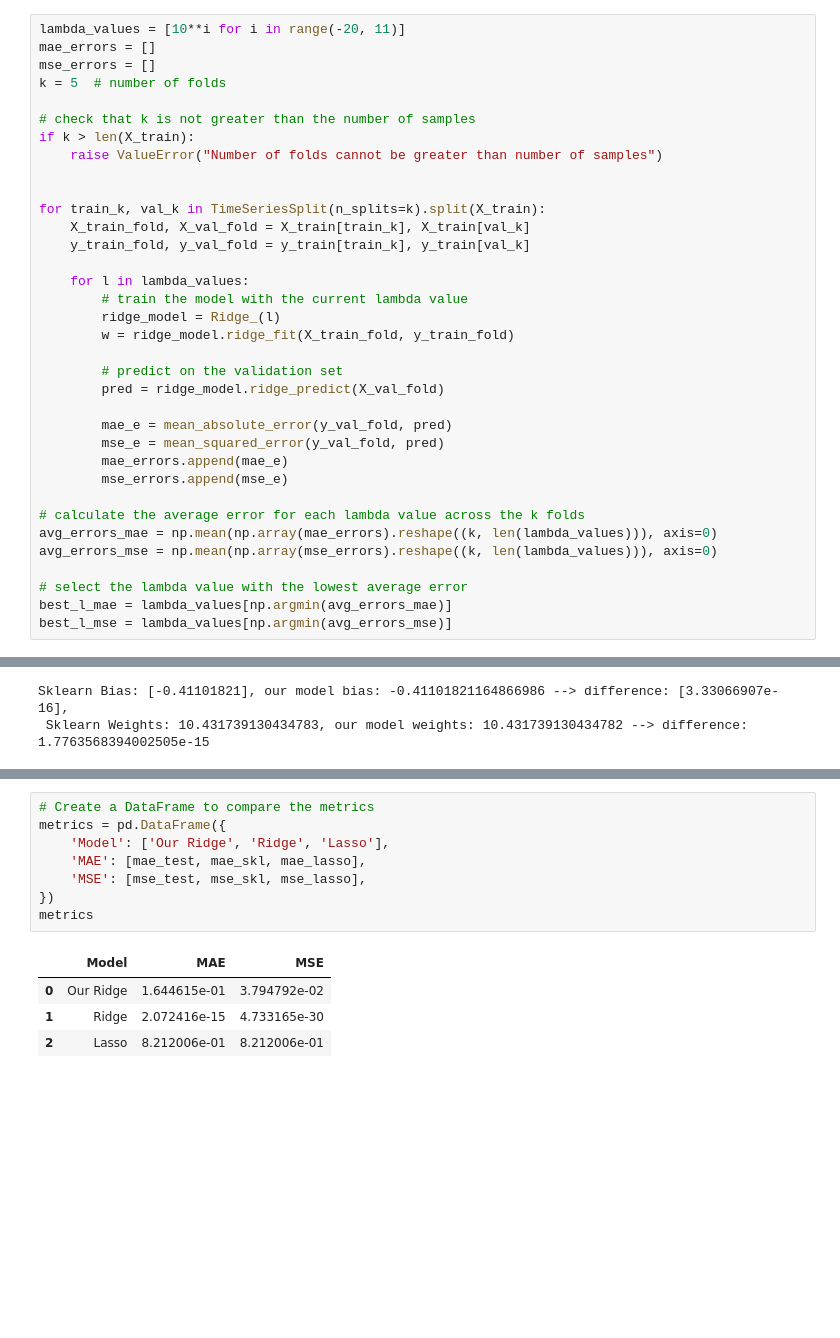
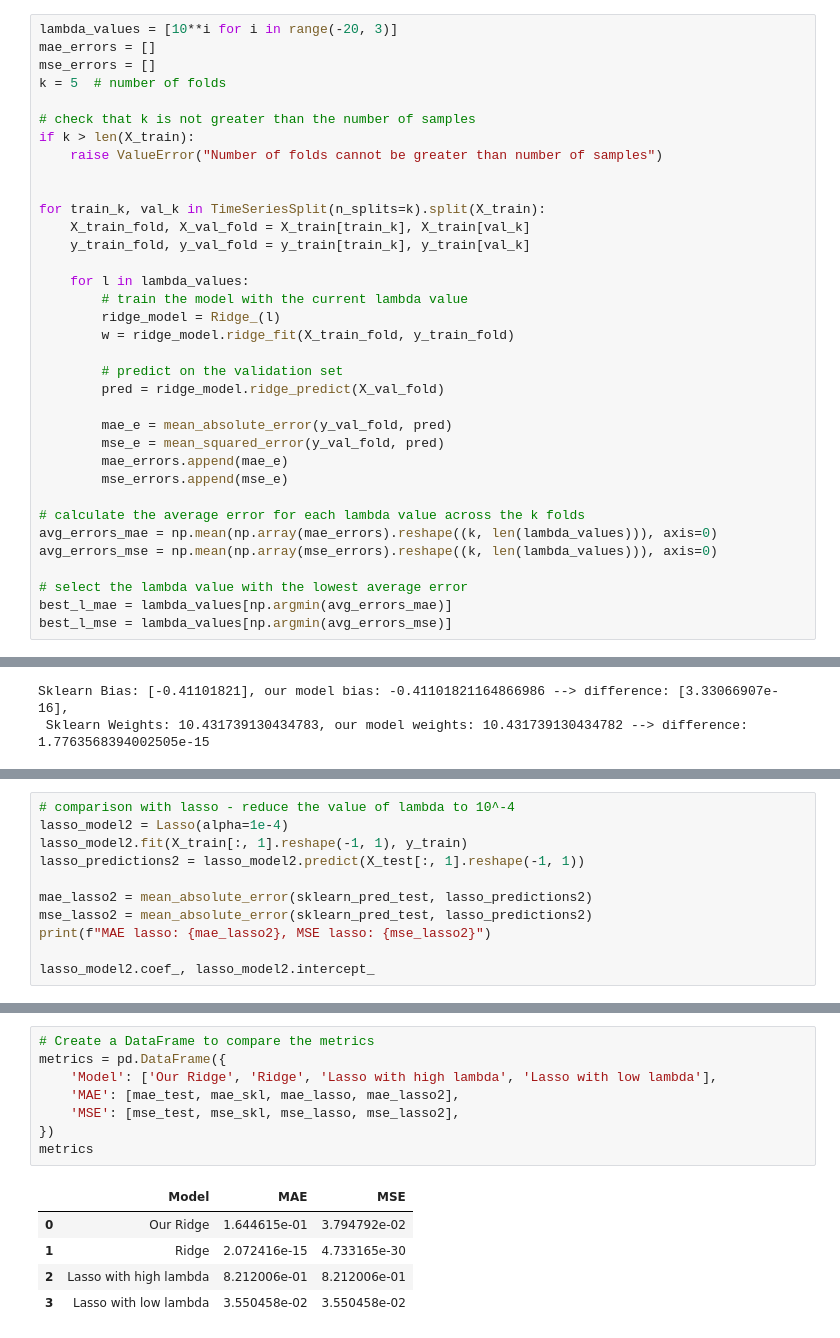
Before and after one commit to sararst/Malis, a Jupyter notebook: proj3/task2.ipynb, the cells around one changed output, grey strips where cells are left out. Saved outputs shown, nothing was run; the diff lists cells and outputs as text; blank space fills up the shorter version.

```diff
--- a/proj3/task2.ipynb
+++ b/proj3/task2.ipynb
@@ -33,7 +33,7 @@ poly = PolynomialFeatures(1)
 X_train = poly.fit_transform(X_train)
 X_test = poly.fit_transform(X_test)
 # %%
-lambda_values = [10**i for i in range(-20, 11)]
+lambda_values = [10**i for i in range(-20, 3)]
 mae_errors = []
 mse_errors = []
 k = 5  # number of folds
@@ -155,0 +149,11 @@ lasso_model.intercept_, lasso_model.coef_
+# %%
+# comparison with lasso - reduce the value of lambda to 10^-4
+lasso_model2 = Lasso(alpha=1e-4)
+lasso_model2.fit(X_train[:, 1].reshape(-1, 1), y_train)
+lasso_predictions2 = lasso_model2.predict(X_test[:, 1].reshape(-1, 1))
+
+mae_lasso2 = mean_absolute_error(sklearn_pred_test, lasso_predictions2)
+mse_lasso2 = mean_absolute_error(sklearn_pred_test, lasso_predictions2)
+print(f"MAE lasso: {mae_lasso2}, MSE lasso: {mse_lasso2}")
+
+lasso_model2.coef_, lasso_model2.intercept_
@@ -156,13 +163,14 @@ lasso_model.intercept_, lasso_model.coef_
 # %%
 # Create a DataFrame to compare the metrics
 metrics = pd.DataFrame({
-    'Model': ['Our Ridge', 'Ridge', 'Lasso'],
-    'MAE': [mae_test, mae_skl, mae_lasso],
-    'MSE': [mse_test, mse_skl, mse_lasso],
+    'Model': ['Our Ridge', 'Ridge', 'Lasso with high lambda', 'Lasso with low lambda'],
+    'MAE': [mae_test, mae_skl, mae_lasso, mae_lasso2],
+    'MSE': [mse_test, mse_skl, mse_lasso, mse_lasso2],
 })
 metrics
 # %% [output]
 |  | Model | MAE | MSE |
 | 0 | Our Ridge | 1.644615e-01 | 3.794792e-02 |
 | 1 | Ridge | 2.072416e-15 | 4.733165e-30 |
-| 2 | Lasso | 8.212006e-01 | 8.212006e-01 |
+| 2 | Lasso with high lambda | 8.212006e-01 | 8.212006e-01 |
+| 3 | Lasso with low lambda | 3.550458e-02 | 3.550458e-02 |
```
Also changed, not shown: parts of 4 cells of this notebook.
